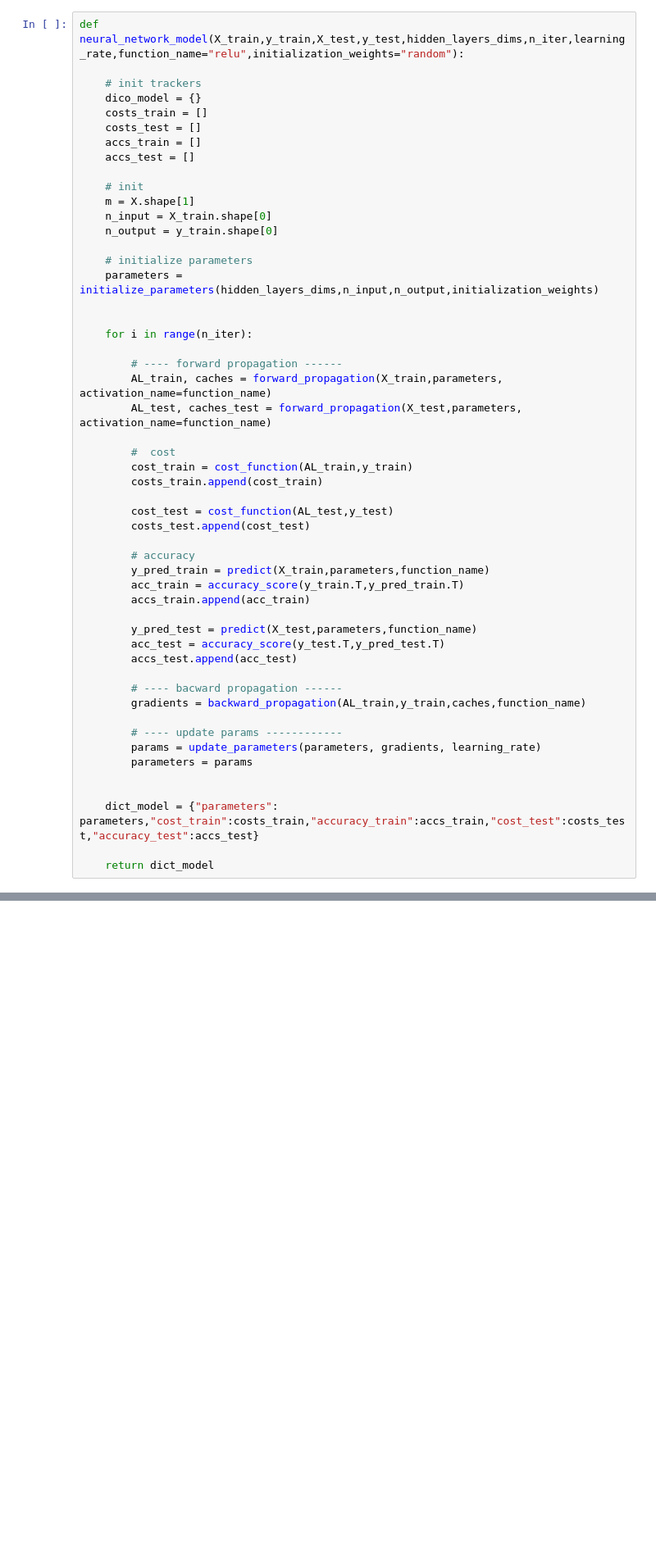
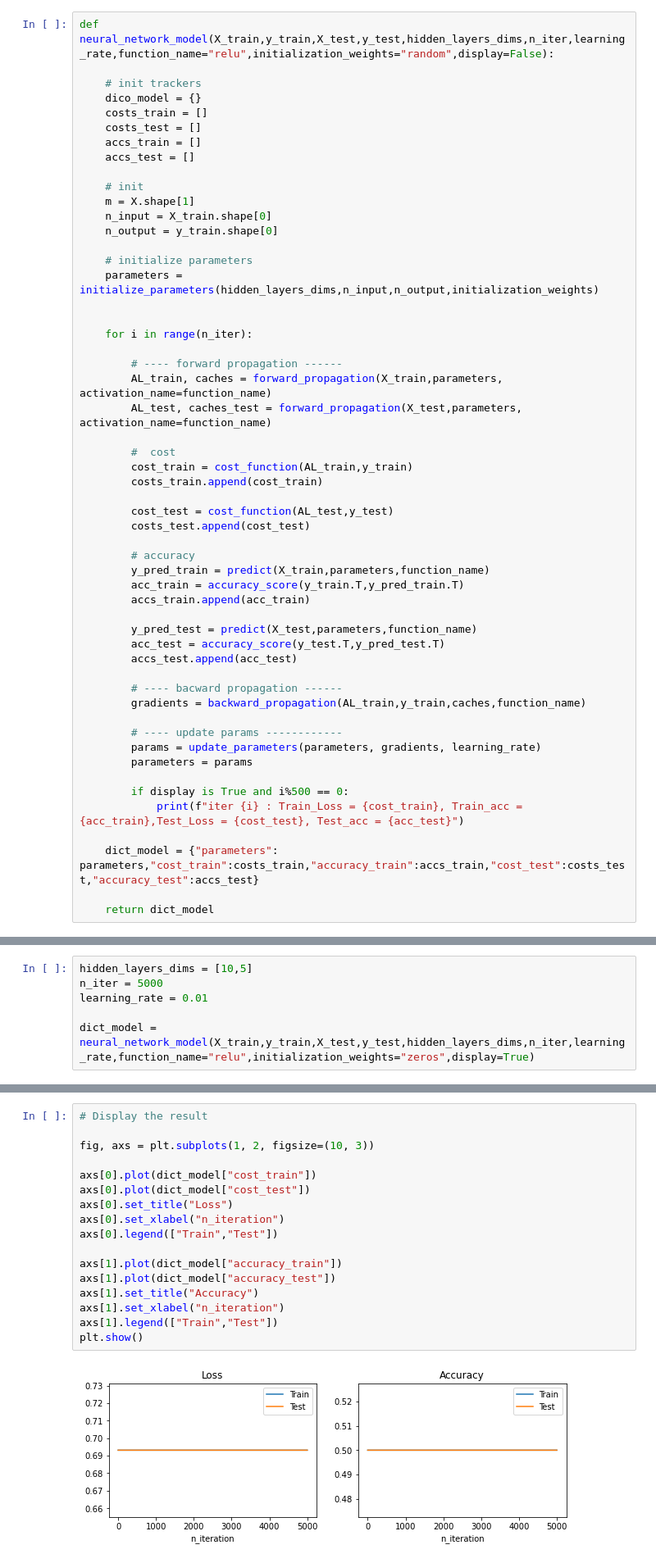
Before and after one commit to danchaud-vincent/deep-learning-specialization, a Jupyter notebook: 08-Test Initialization on Neural Network.ipynb, the cells around one changed output, grey strips where cells are left out. Shown at 82% size. Cells and saved outputs as stored; diff of their text form; blank space fills up the shorter version.

```diff
--- a/08-Test Initialization on Neural Network.ipynb
+++ b/08-Test Initialization on Neural Network.ipynb
@@ -408,7 +411,7 @@ def score(X,y,parameters):
 # %% [markdown]
 ## 1.7 Model <a class="anchor" id="section_1_7"></a>
 # %%
-def neural_network_model(X_train,y_train,X_test,y_test,hidden_layers_dims,n_iter,learning_rate,function_name="relu",initialization_weights="random"):
+def neural_network_model(X_train,y_train,X_test,y_test,hidden_layers_dims,n_iter,learning_rate,function_name="relu",initialization_weights="random",display=False):
 
     # init trackers
     dico_model = {}
@@ -455,6 +458,8 @@ def neural_network_model(X_train,y_train,X_test,y_test,hidden_layers_dims,n_iter
         params = update_parameters(parameters, gradients, learning_rate)
         parameters = params
 
+        if display is True and i%500 == 0:
+            print(f"iter {i} : Train_Loss = {cost_train}, Train_acc = {acc_train},Test_Loss = {cost_test}, Test_acc = {acc_test}")
 
     dict_model = {"parameters": parameters,"cost_train":costs_train,"accuracy_train":accs_train,"cost_test":costs_test,"accuracy_test":accs_test}
 
@@ -463,0 +491,6 @@ def neural_network_model(X_train,y_train,X_test,y_test,hidden_layers_dims,n_iter
+# %%
+hidden_layers_dims = [10,5]
+n_iter = 5000
+learning_rate = 0.01
+
+dict_model = neural_network_model(X_train,y_train,X_test,y_test,hidden_layers_dims,n_iter,learning_rate,function_name="relu",initialization_weights="zeros",display=True)
@@ -463,0 +508,19 @@ def neural_network_model(X_train,y_train,X_test,y_test,hidden_layers_dims,n_iter
+# %%
+# Display the result
+
+fig, axs = plt.subplots(1, 2, figsize=(10, 3))
+
+axs[0].plot(dict_model["cost_train"])
+axs[0].plot(dict_model["cost_test"])
+axs[0].set_title("Loss")
+axs[0].set_xlabel("n_iteration")
+axs[0].legend(["Train","Test"])
+
+axs[1].plot(dict_model["accuracy_train"])
+axs[1].plot(dict_model["accuracy_test"])
+axs[1].set_title("Accuracy")
+axs[1].set_xlabel("n_iteration")
+axs[1].legend(["Train","Test"])
+plt.show()
+# %% [output]
+[figure, added]
```
Also changed, not shown: parts of 17 cells of this notebook.
